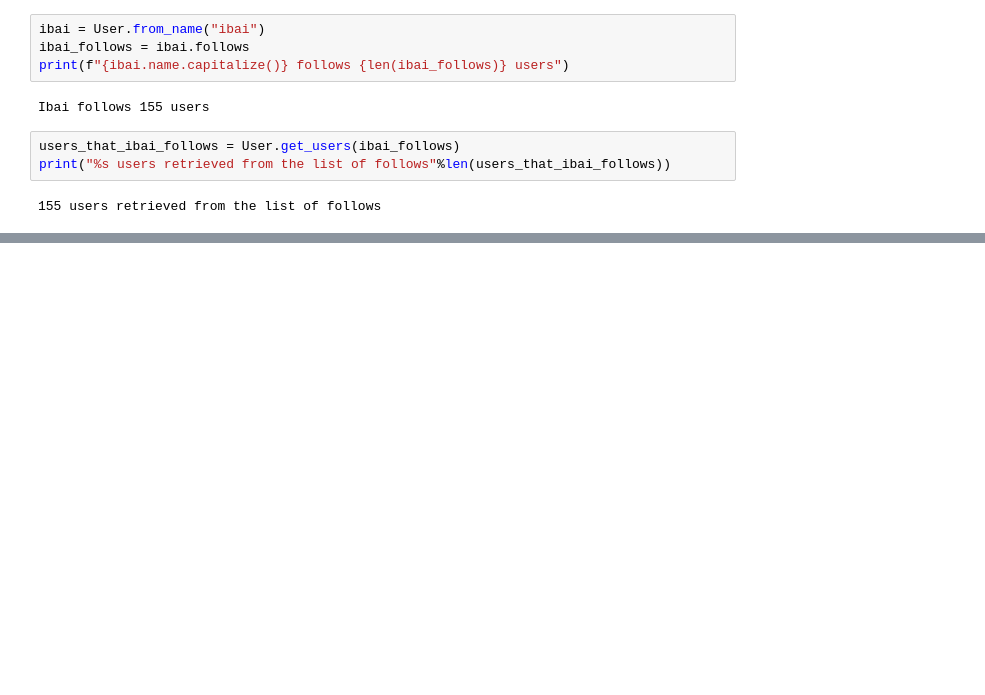
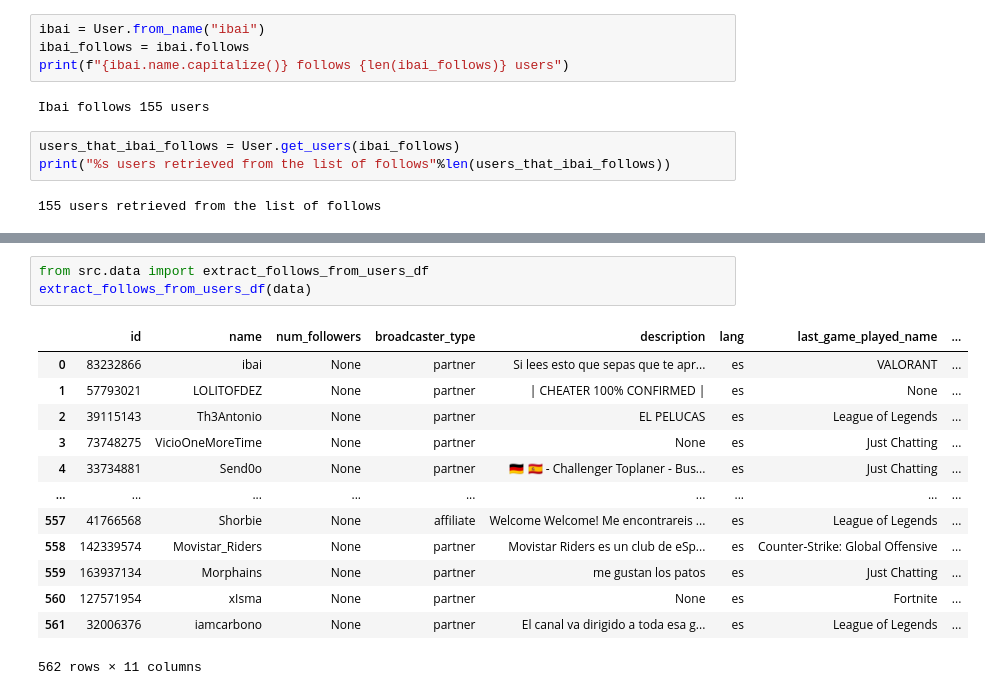
Before and after one commit to Enver-group/twitch-web-analytics, a Jupyter notebook: notebooks/davimen-twitch-api.ipynb, the cells around one changed output, grey strips where cells are left out. Drawn from its saved outputs; the diff is of its cells as text; blank space fills up the shorter version.

```diff
--- a/notebooks/davimen-twitch-api.ipynb
+++ b/notebooks/davimen-twitch-api.ipynb
@@ -70,0 +88,17 @@ data.fillna({"broadcaster_type":"user"},inplace=True)
+# %%
+from src.data import extract_follows_from_users_df
+extract_follows_from_users_df(data)
+# %% [output]
+|  | id | name | num_followers | broadcaster_type | description | lang | last_game_played_name | ... |
+| 0 | 83232866 | ibai | None | partner | Si lees esto que sepas que te apr... | es | VALORANT | ... |
+| 1 | 57793021 | LOLITOFDEZ | None | partner | | CHEATER 100% CONFIRMED | | es | None | ... |
+| 2 | 39115143 | Th3Antonio | None | partner | EL PELUCAS | es | League of Legends | ... |
+| 3 | 73748275 | VicioOneMoreTime | None | partner | None | es | Just Chatting | ... |
+| 4 | 33734881 | Send0o | None | partner | 🇩🇪 🇪🇸 - Challenger Toplaner - Bus... | es | Just Chatting | ... |
+| ... | ... | ... | ... | ... | ... | ... | ... | ... |
+| 557 | 41766568 | Shorbie | None | affiliate | Welcome Welcome! Me encontrareis ... | es | League of Legends | ... |
+| 558 | 142339574 | Movistar_Riders | None | partner | Movistar Riders es un club de eSp... | es | Counter-Strike: Global Offensive | ... |
+| 559 | 163937134 | Morphains | None | partner | me gustan los patos | es | Just Chatting | ... |
+| 560 | 127571954 | xIsma | None | partner | None | es | Fortnite | ... |
+| 561 | 32006376 | iamcarbono | None | partner | El canal va dirigido a toda esa g... | es | League of Legends | ... |
+562 rows × 11 columns
```
Also changed, not shown: parts of 5 cells of this notebook.
